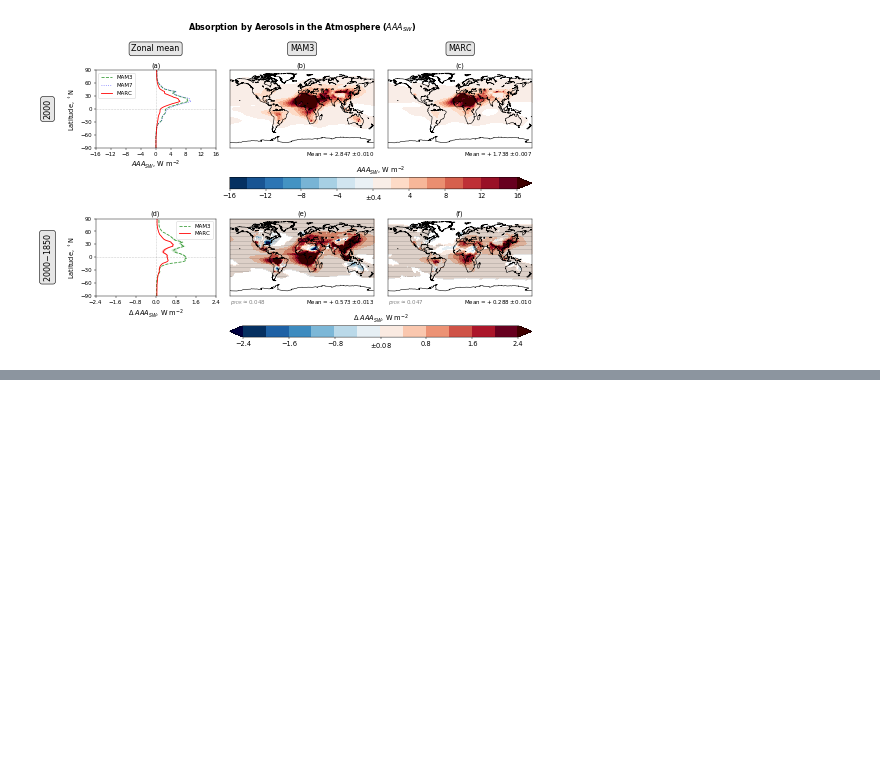
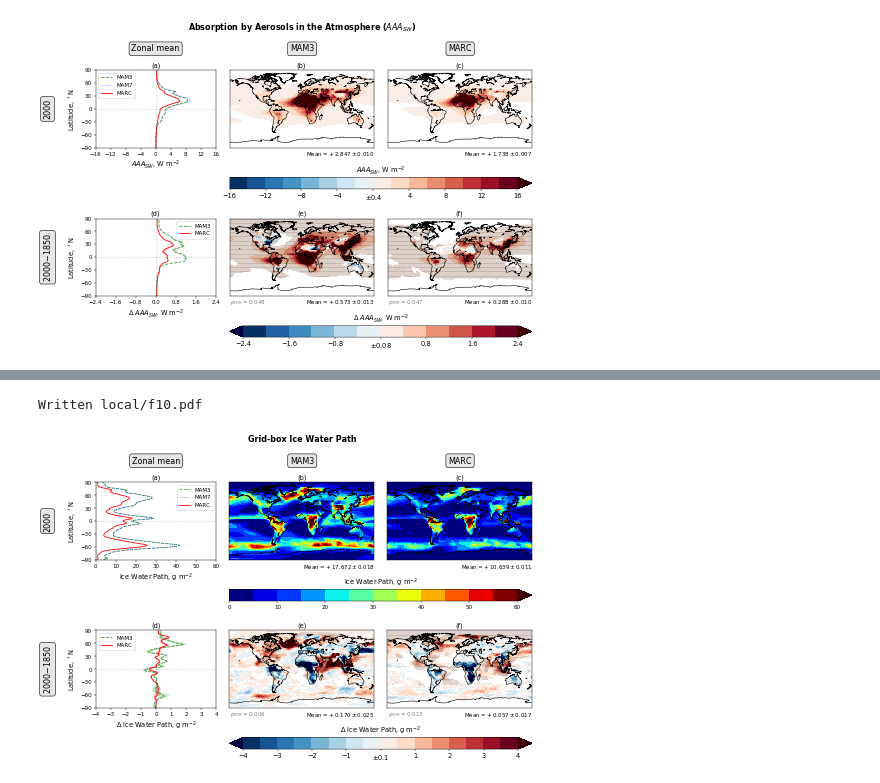
Before and after one commit to grandey/p17c-marc-comparison, a Jupyter notebook: manuscript_draft2017b/figures_draft_2017b.ipynb, the cells around one changed output, grey strips where cells are left out. Saved outputs shown, nothing was run; the diff lists cells and outputs as text; code cells hidden in the pictures; blank space fills up the shorter version.

```diff
--- a/manuscript_draft2017b/figures_draft_2017b.ipynb
+++ b/manuscript_draft2017b/figures_draft_2017b.ipynb
@@ -659,0 +705,13 @@ Written local/f06.pdf
+# %%
+# Grid-box Ice Water Path
+fig = zonal_means_maps_2000_diff(model_var_dict={'mam3': 'TGCLDIWP', 'mam7': 'TGCLDIWP',
+                                                 'marc': 'TGCLDIWP'},
+                                 main_title='Grid-box Ice Water Path',
+                                 xlabel='Ice Water Path, g m$^{-2}$', sf=1e3,
+                                 xlim_2000=[0, 60], whiteout_2000=None, cmap_2000='jet', nlev_2000=12,
+                                 xlim_diff=[-4, 4], whiteout_diff='0.1', cmap_diff='RdBu_r', nlev_diff=16,
+                                 file_prefix='f{:02}'.format(figure_counter))
+figure_counter += 1
+# %% [output]
+Written local/f10.pdf
+[figure, added]
```
Also changed, not shown: parts of 21 cells of this notebook.
